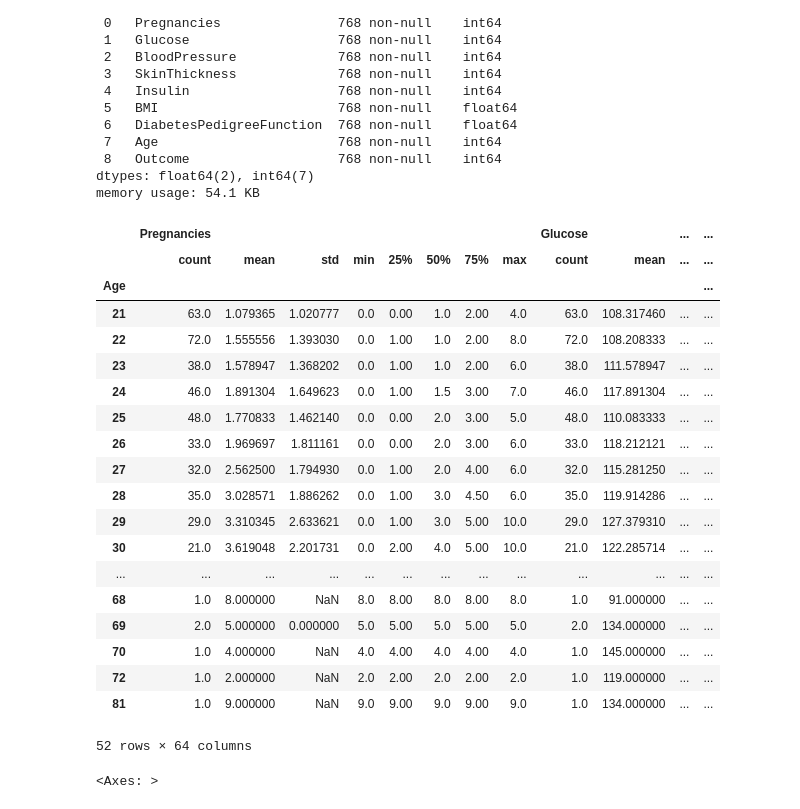
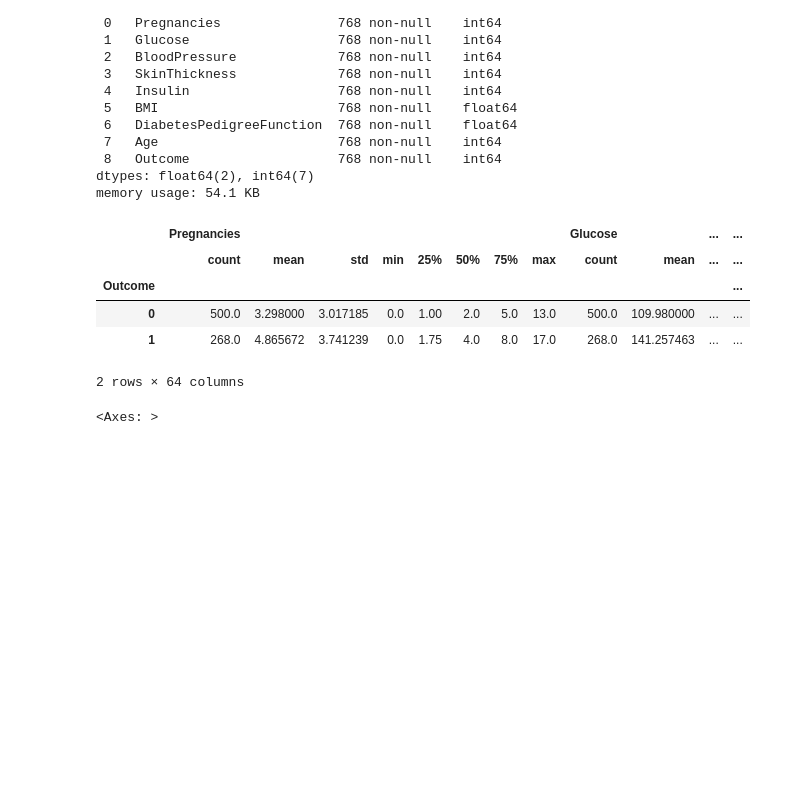
Before and after one commit to ChristopherG19/UVG_DS_Lab7, a Jupyter notebook: Laboratorio7_DS.ipynb, the cells around one changed output. Drawn from its saved outputs; the diff is of its cells as text; code cells hidden in the pictures; blank space fills up the shorter version.

```diff
--- a/Laboratorio7_DS.ipynb
+++ b/Laboratorio7_DS.ipynb
@@ -106,29 +106,15 @@ Data columns (total 9 columns):
 dtypes: float64(2), int64(7)
 memory usage: 54.1 KB
 # %%
-df_region = diabetes.groupby('Age').describe()
+df_region = diabetes.groupby('Outcome').describe()
 df_region
 # %% [output]
 |  | Pregnancies |  |  |  |  |  |  |  | Glucose |  | ... | ... |
 |  | count | mean | std | min | 25% | 50% | 75% | max | count | mean | ... | ... |
-| Age |  |  |  |  |  |  |  |  |  |  |  | ... |
-| 21 | 63.0 | 1.079365 | 1.020777 | 0.0 | 0.00 | 1.0 | 2.00 | 4.0 | 63.0 | 108.317460 | ... | ... |
-| 22 | 72.0 | 1.555556 | 1.393030 | 0.0 | 1.00 | 1.0 | 2.00 | 8.0 | 72.0 | 108.208333 | ... | ... |
-| 23 | 38.0 | 1.578947 | 1.368202 | 0.0 | 1.00 | 1.0 | 2.00 | 6.0 | 38.0 | 111.578947 | ... | ... |
-| 24 | 46.0 | 1.891304 | 1.649623 | 0.0 | 1.00 | 1.5 | 3.00 | 7.0 | 46.0 | 117.891304 | ... | ... |
-| 25 | 48.0 | 1.770833 | 1.462140 | 0.0 | 0.00 | 2.0 | 3.00 | 5.0 | 48.0 | 110.083333 | ... | ... |
-| 26 | 33.0 | 1.969697 | 1.811161 | 0.0 | 0.00 | 2.0 | 3.00 | 6.0 | 33.0 | 118.212121 | ... | ... |
-| 27 | 32.0 | 2.562500 | 1.794930 | 0.0 | 1.00 | 2.0 | 4.00 | 6.0 | 32.0 | 115.281250 | ... | ... |
-| 28 | 35.0 | 3.028571 | 1.886262 | 0.0 | 1.00 | 3.0 | 4.50 | 6.0 | 35.0 | 119.914286 | ... | ... |
-| 29 | 29.0 | 3.310345 | 2.633621 | 0.0 | 1.00 | 3.0 | 5.00 | 10.0 | 29.0 | 127.379310 | ... | ... |
-| 30 | 21.0 | 3.619048 | 2.201731 | 0.0 | 2.00 | 4.0 | 5.00 | 10.0 | 21.0 | 122.285714 | ... | ... |
-| ... | ... | ... | ... | ... | ... | ... | ... | ... | ... | ... | ... | ... |
-| 68 | 1.0 | 8.000000 | NaN | 8.0 | 8.00 | 8.0 | 8.00 | 8.0 | 1.0 | 91.000000 | ... | ... |
-| 69 | 2.0 | 5.000000 | 0.000000 | 5.0 | 5.00 | 5.0 | 5.00 | 5.0 | 2.0 | 134.000000 | ... | ... |
-| 70 | 1.0 | 4.000000 | NaN | 4.0 | 4.00 | 4.0 | 4.00 | 4.0 | 1.0 | 145.000000 | ... | ... |
-| 72 | 1.0 | 2.000000 | NaN | 2.0 | 2.00 | 2.0 | 2.00 | 2.0 | 1.0 | 119.000000 | ... | ... |
-| 81 | 1.0 | 9.000000 | NaN | 9.0 | 9.00 | 9.0 | 9.00 | 9.0 | 1.0 | 134.000000 | ... | ... |
+| Outcome |  |  |  |  |  |  |  |  |  |  |  | ... |
+| 0 | 500.0 | 3.298000 | 3.017185 | 0.0 | 1.00 | 2.0 | 5.0 | 13.0 | 500.0 | 109.980000 | ... | ... |
+| 1 | 268.0 | 4.865672 | 3.741239 | 0.0 | 1.75 | 4.0 | 8.0 | 17.0 | 268.0 | 141.257463 | ... | ... |
-52 rows × 64 columns
+2 rows × 64 columns
 # %%
 sns.heatmap(diabetes.isnull(), yticklabels = False, cbar = False, cmap="Blues")
 # %% [output]
```
Also changed, not shown: parts of 12 cells of this notebook.
